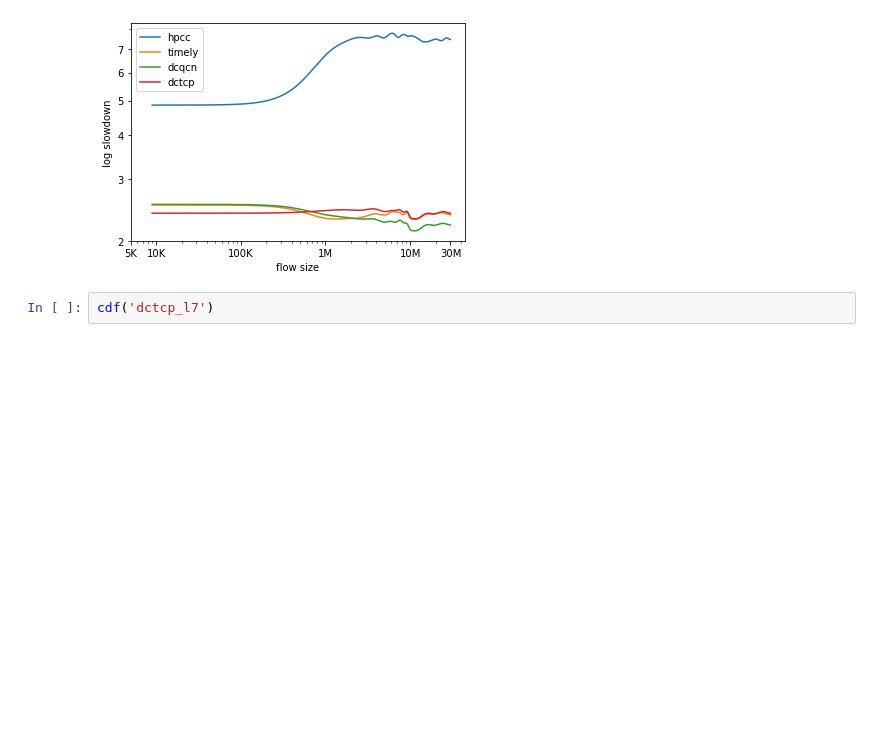
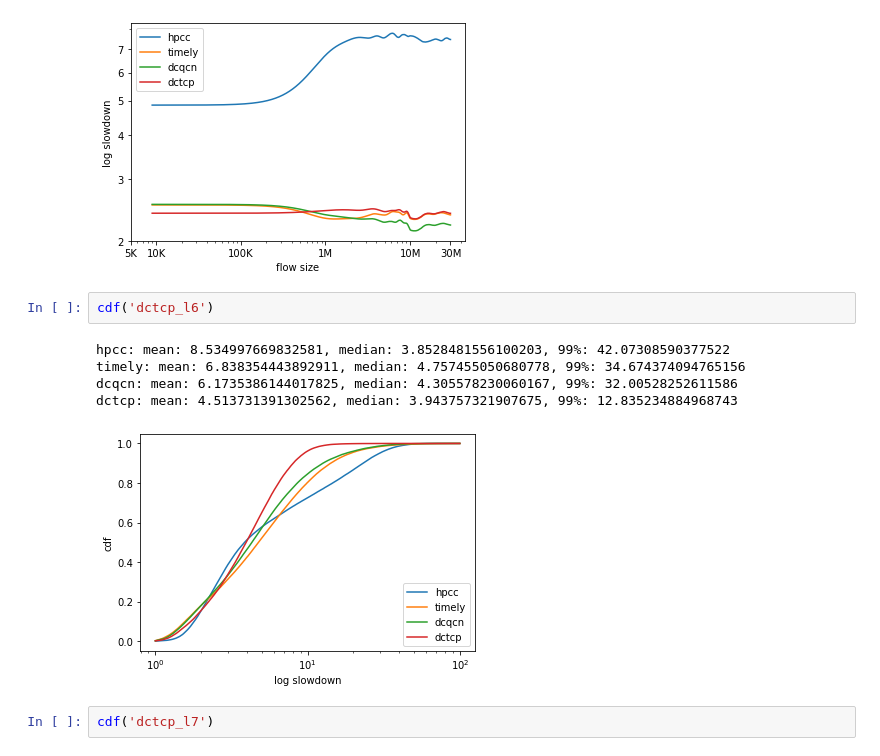
Before and after one commit to sakshamagarwals/High-Precision-Congestion-Control, a Jupyter notebook: visualizations/slowdown.ipynb, the cells around one changed output. Drawn from its saved outputs; the diff is of its cells as text; blank space fills up the shorter version.

```diff
--- a/visualizations/slowdown.ipynb
+++ b/visualizations/slowdown.ipynb
@@ -278,6 +294,14 @@ xtick = (np.array([5000,10000,100000,1000000,10000000,30000000]), ('5K', '10K',
 sdvssize('dctcp_a1',(2,8),xtick,300)
 # %% [output]
 [figure]
+# %%
+cdf('dctcp_l6')
+# %% [output]
+hpcc: mean: 8.534997669832581, median: 3.8528481556100203, 99%: 42.07308590377522
+timely: mean: 6.838354443892911, median: 4.757455050680778, 99%: 34.674374094765156
+dcqcn: mean: 6.1735386144017825, median: 4.305578230060167, 99%: 32.00528252611586
+dctcp: mean: 4.513731391302562, median: 3.943757321907675, 99%: 12.835234884968743
+[figure, added]
 # %%
 cdf('dctcp_l7')
 # %% [output]
```
Also changed, not shown: parts of 5 cells of this notebook, 34 other files.
